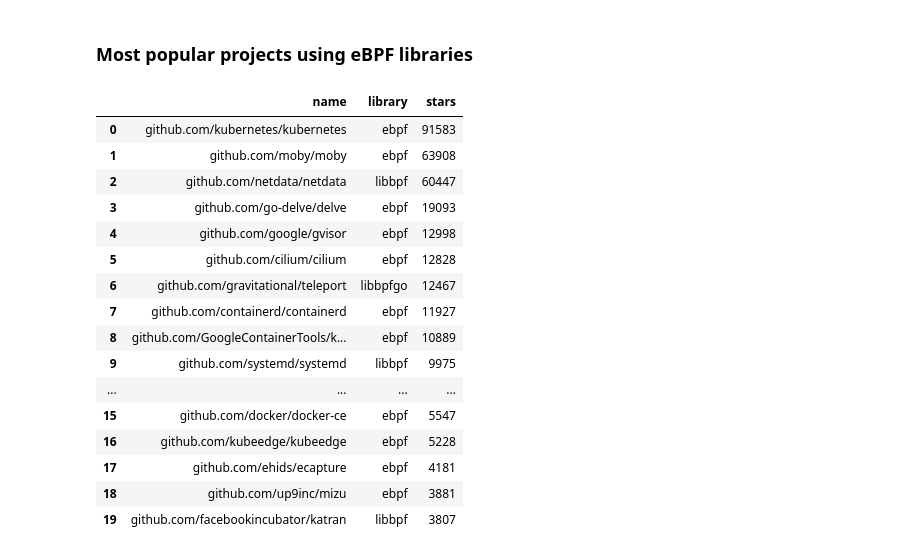
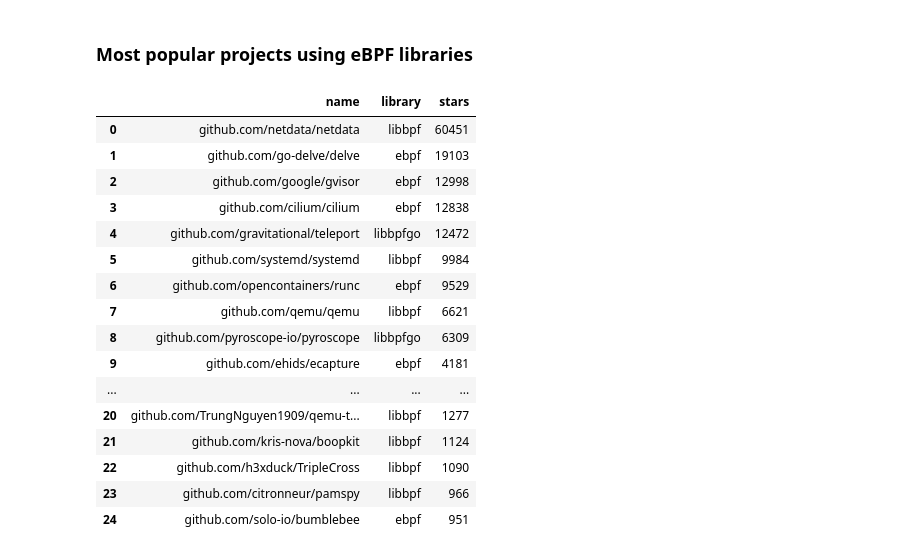
Before and after one commit to dave-tucker/notebooks, a Jupyter notebook: ebpf_libraries.ipynb, the cells around one changed output. Drawn from its saved outputs; the diff is of its cells as text; code cells hidden in the pictures.

```diff
--- a/ebpf_libraries.ipynb
+++ b/ebpf_libraries.ipynb
@@ -92,27 +92,33 @@ def get_stars(repo):
 repos = {}
 
 print("Getting libbpf stats")
-libbpf_repos = repos_by_library('libbpf', 'C', '#include <bpf/libbpf.h> lang:c fork:no -repohasfile:Kbuild count:4000')
+libbpf_repos = repos_by_library('libbpf', 'C', '#include <bpf/libbpf.h> -repo:github.com/libbpf/libbpf lang:c fork:no -repohasfile:Kbuild count:4000')
 repos.update(libbpf_repos)
+print("Found {} repos".format(len(libbpf_repos)))
 
 print("Getting cilium stats")
-cilium_repos = repos_by_library('ebpf', 'Go', 'github.com/cilium/ebpf lang:go fork:no count:4000')
+cilium_repos = repos_by_library('ebpf', 'Go', 'github.com/cilium/ebpf -repo:github.com/cilium/ebpf lang:go fork:no count:4000 -file:vendor')
 repos.update(cilium_repos)
+print("Found {} repos".format(len(cilium_repos)))
 
 print("Getting libbpfgo stats")
-libbpfgo_repos = repos_by_library('libbpfgo', 'Go', 'github.com/aquasecurity/libbpfgo lang:go fork:no count:4000')
+libbpfgo_repos = repos_by_library('libbpfgo', 'Go', 'github.com/aquasecurity/libbpfgo -repo:github.com/aquasecurity/libbpfgo lang:go fork:no count:4000 -file:vendor')
 repos.update(libbpfgo_repos)
+print("Found {} repos".format(len(libbpfgo_repos)))
 
 print("Getting aya stats")
-aya_repos = repos_by_library('aya', 'Rust', 'file:Cargo.toml fork:no -repo:"aya-rs" content:"aya =" OR content:"dependencies.aya"')
+aya_repos = repos_by_library('aya', 'Rust', 'file:Cargo.toml fork:no -repo:github.com/aya-rs (content:"aya =" OR content:"dependencies.aya")')
 repos.update(aya_repos)
+print("Found {} repos".format(len(aya_repos)))
 
 print("Getting redbpf stats")
-redbpf_repos = repos_by_library('redbpf', 'Rust', 'file:Cargo.toml fork:no -repo:"redbpf" content:"redbpf =" OR content:"dependencies.redbpf"')
+redbpf_repos = repos_by_library('redbpf', 'Rust', 'file:Cargo.toml fork:no -repo:github.com/foniod/redbpf (content:"redbpf =" OR content:"dependencies.redbpf")')
 repos.update(redbpf_repos)
+print("Found {} repos".format(len(redbpf_repos)))
 
 print("Getting libbpf_rs stats")
-libbpf_rs_repos = repos_by_library('libbpf-rs', 'Rust', 'file:Cargo.toml fork:no -repo:"libbpf" content:"libbpf-rs =" OR content:"dependencies.libbpf-rs"')
+libbpf_rs_repos = repos_by_library('libbpf-rs', 'Rust', 'file:Cargo.toml fork:no -repo:"libbpf" (content:"libbpf-rs =" OR content:"dependencies.libbpf-rs")')
 repos.update(libbpf_rs_repos)
+print("Found {} repos".format(len(libbpf_rs_repos)))
 # %% [output]
 Getting libbpf stats
@@ -172,24 +184,24 @@ plt.show()
 # %%
 from collections import OrderedDict
 import pandas as pd
 
-top_20 = OrderedDict(sorted(repos.items(), key=lambda v: v[1]['stars'], reverse=True)[0:20])
-pd.DataFrame(data=top_20.values(), columns=["name", "library", "stars"])
+top = OrderedDict(sorted(repos.items(), key=lambda v: v[1]['stars'], reverse=True)[0:25])
+pd.DataFrame(data=top.values(), columns=["name", "library", "stars"])
 # %% [output]
 |  | name | library | stars |
-| 0 | github.com/kubernetes/kubernetes | ebpf | 91583 |
-| 1 | github.com/moby/moby | ebpf | 63908 |
-| 2 | github.com/netdata/netdata | libbpf | 60447 |
-| 3 | github.com/go-delve/delve | ebpf | 19093 |
-| 4 | github.com/google/gvisor | ebpf | 12998 |
-| 5 | github.com/cilium/cilium | ebpf | 12828 |
-| 6 | github.com/gravitational/teleport | libbpfgo | 12467 |
-| 7 | github.com/containerd/containerd | ebpf | 11927 |
-| 8 | github.com/GoogleContainerTools/k... | ebpf | 10889 |
-| 9 | github.com/systemd/systemd | libbpf | 9975 |
+| 0 | github.com/netdata/netdata | libbpf | 60451 |
+| 1 | github.com/go-delve/delve | ebpf | 19103 |
+| 2 | github.com/google/gvisor | ebpf | 12998 |
+| 3 | github.com/cilium/cilium | ebpf | 12838 |
+| 4 | github.com/gravitational/teleport | libbpfgo | 12472 |
+| 5 | github.com/systemd/systemd | libbpf | 9984 |
+| 6 | github.com/opencontainers/runc | ebpf | 9529 |
+| 7 | github.com/qemu/qemu | libbpf | 6621 |
+| 8 | github.com/pyroscope-io/pyroscope | libbpfgo | 6309 |
+| 9 | github.com/ehids/ecapture | ebpf | 4181 |
 | ... | ... | ... | ... |
-| 15 | github.com/docker/docker-ce | ebpf | 5547 |
-| 16 | github.com/kubeedge/kubeedge | ebpf | 5228 |
-| 17 | github.com/ehids/ecapture | ebpf | 4181 |
-| 18 | github.com/up9inc/mizu | ebpf | 3881 |
-| 19 | github.com/facebookincubator/katran | libbpf | 3807 |
+| 20 | github.com/TrungNguyen1909/qemu-t... | libbpf | 1277 |
+| 21 | github.com/kris-nova/boopkit | libbpf | 1124 |
+| 22 | github.com/h3xduck/TripleCross | libbpf | 1090 |
+| 23 | github.com/citronneur/pamspy | libbpf | 966 |
+| 24 | github.com/solo-io/bumblebee | ebpf | 951 |
```
Also changed, not shown: parts of 3 cells of this notebook.
